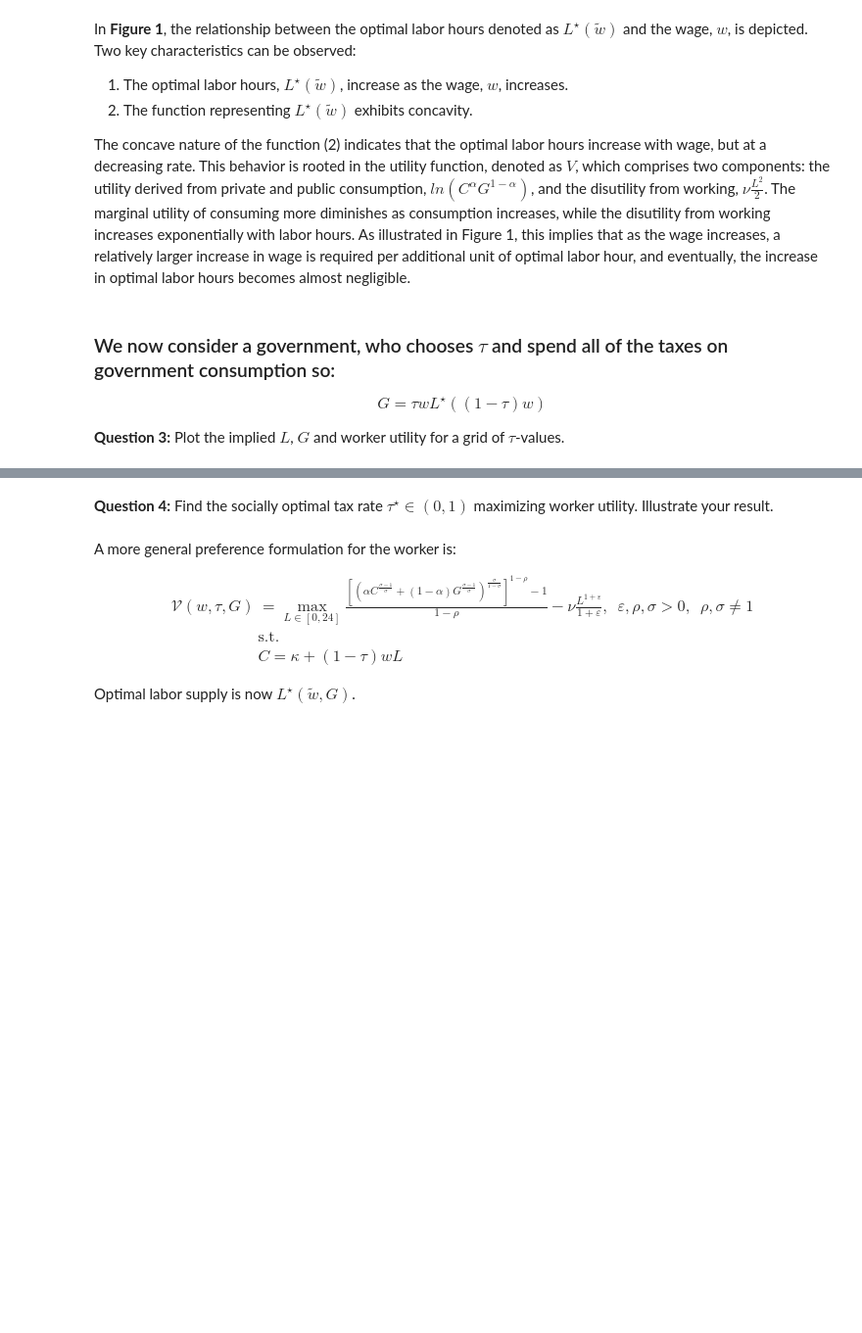
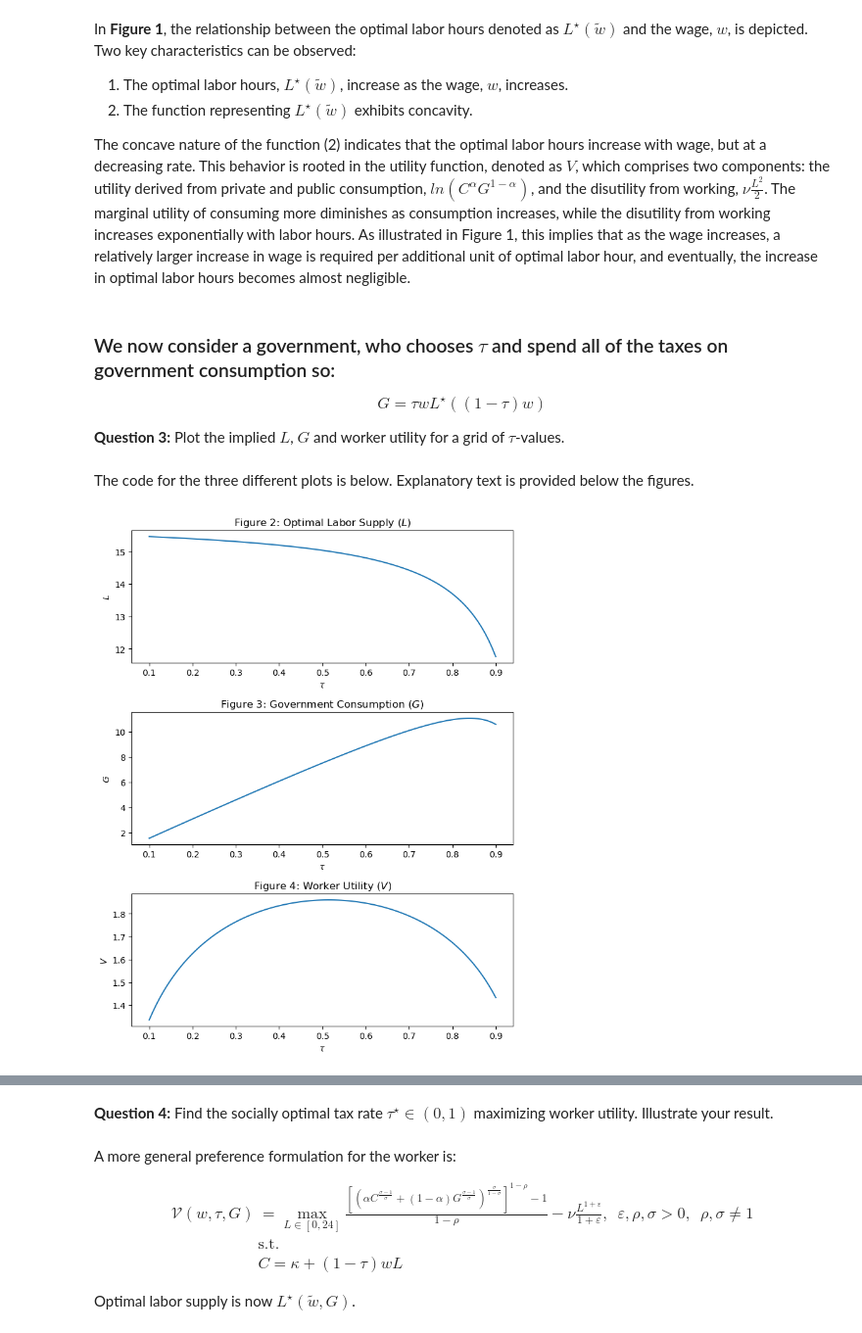
Before and after one commit to NumEconCopenhagen/projects-2023-de-slemme-programmeringsrotter, a Jupyter notebook: examproject/Nicho/Nico_Exam-2023-notebook.ipynb, the cells around one changed output, grey strips where cells are left out. Shown at 98% size. Cells and saved outputs as stored; diff of their text form; code cells hidden in the pictures; blank space fills up the shorter version.

```diff
--- a/examproject/Nicho/Nico_Exam-2023-notebook.ipynb
+++ b/examproject/Nicho/Nico_Exam-2023-notebook.ipynb
@@ -150,0 +149,65 @@ $$
+# %% [markdown]
+The code for the three different plots is below. Explanatory text is provided below the figures.
+# %%
+# write your code here
+import matplotlib.pyplot as plt
+import numpy as np
+from sympy import symbols, log, solve, sqrt
+
+# Define the variables and parameters
+L, w, tau, kappa, alpha, nu, G = symbols('L w tau kappa alpha nu G')
+
+# Define the given optimal labor supply function
+optimal_L_given = (-kappa + sqrt(kappa**2 + 4 * alpha / nu * ((1 - tau) * w)**2)) / (2 * ((1 - tau) * w))
+
+# Define parameter values
+alpha_value = 0.5
+kappa_value = 1.0
+nu_value = 1 / (2 * 16**2)
+w_value = 1.0
+
+# Create arrays of tau values
+tau_values = np.linspace(0.1, 0.9, 100)  # Adjust the range and the number of points as needed
+
+# Create empty arrays to store L, G, and V values
+L_values = np.zeros_like(tau_values)
+G_values = np.zeros_like(tau_values)
+V_values = np.zeros_like(tau_values)
+
+# Compute L, G, and V values for each tau value
+for i, tau_value in enumerate(tau_values):
+    # Compute L using the given optimal labor supply function
+    L_values[i] = optimal_L_given.subs({kappa: kappa_value, alpha: alpha_value, nu: nu_value, w: w_value, tau: tau_value}).evalf()
+
+    # Compute G using the equation G = tau * w * L
+    G_values[i] = tau_value * w_value * L_values[i]
+
+    # Compute V using the utility function V = log((C**alpha) * (G**(1-alpha))) - nu * L**2 / 2
+    C_value = kappa_value + (1 - tau_value) * w_value * L_values[i]
+    V_values[i] = log((C_value**alpha_value) * (G_values[i]**(1-alpha_value))) - nu_value * L_values[i]**2 / 2
+
+# Plot the results
+fig, axs = plt.subplots(3, 1, figsize=(7, 9))
+
+# Plot L vs tau
+axs[0].plot(tau_values, L_values)
+axs[0].set_xlabel('$\\tau$')
+axs[0].set_ylabel('$L$')
+axs[0].set_title('Figure 2: Optimal Labor Supply ($L$)')
+
+# Plot G vs tau
+axs[1].plot(tau_values, G_values)
+axs[1].set_xlabel('$\\tau$')
+axs[1].set_ylabel('$G$')
+axs[1].set_title('Figure 3: Government Consumption ($G$)')
+
+# Plot V vs tau
+axs[2].plot(tau_values, V_values)
+axs[2].set_xlabel('$\\tau$')
+axs[2].set_ylabel('$V$')
+axs[2].set_title('Figure 4: Worker Utility ($V$)')
+
+plt.tight_layout()
+plt.show()
+# %% [output]
+[figure, added]
```
Also changed, not shown: parts of 2 cells of this notebook.
